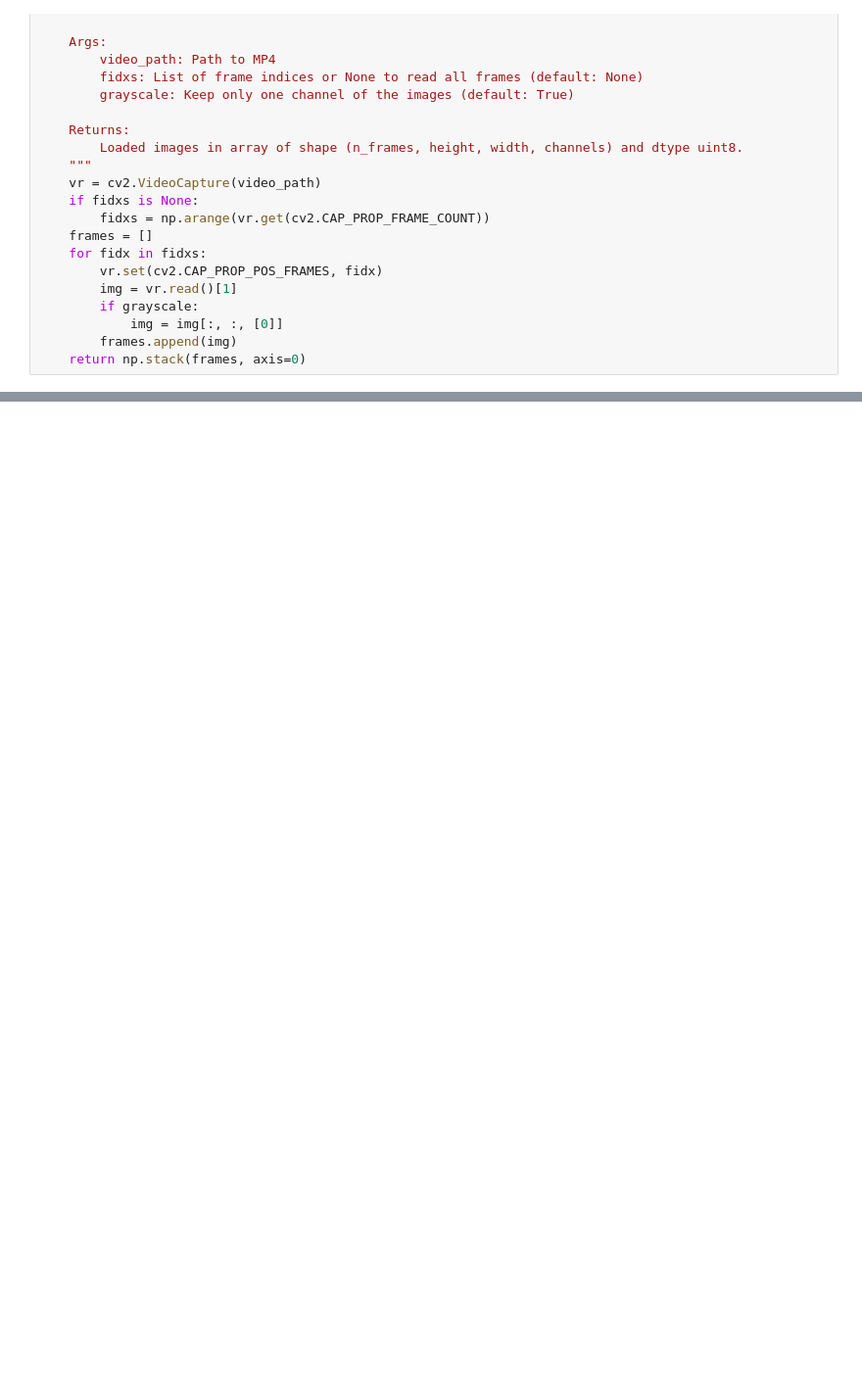
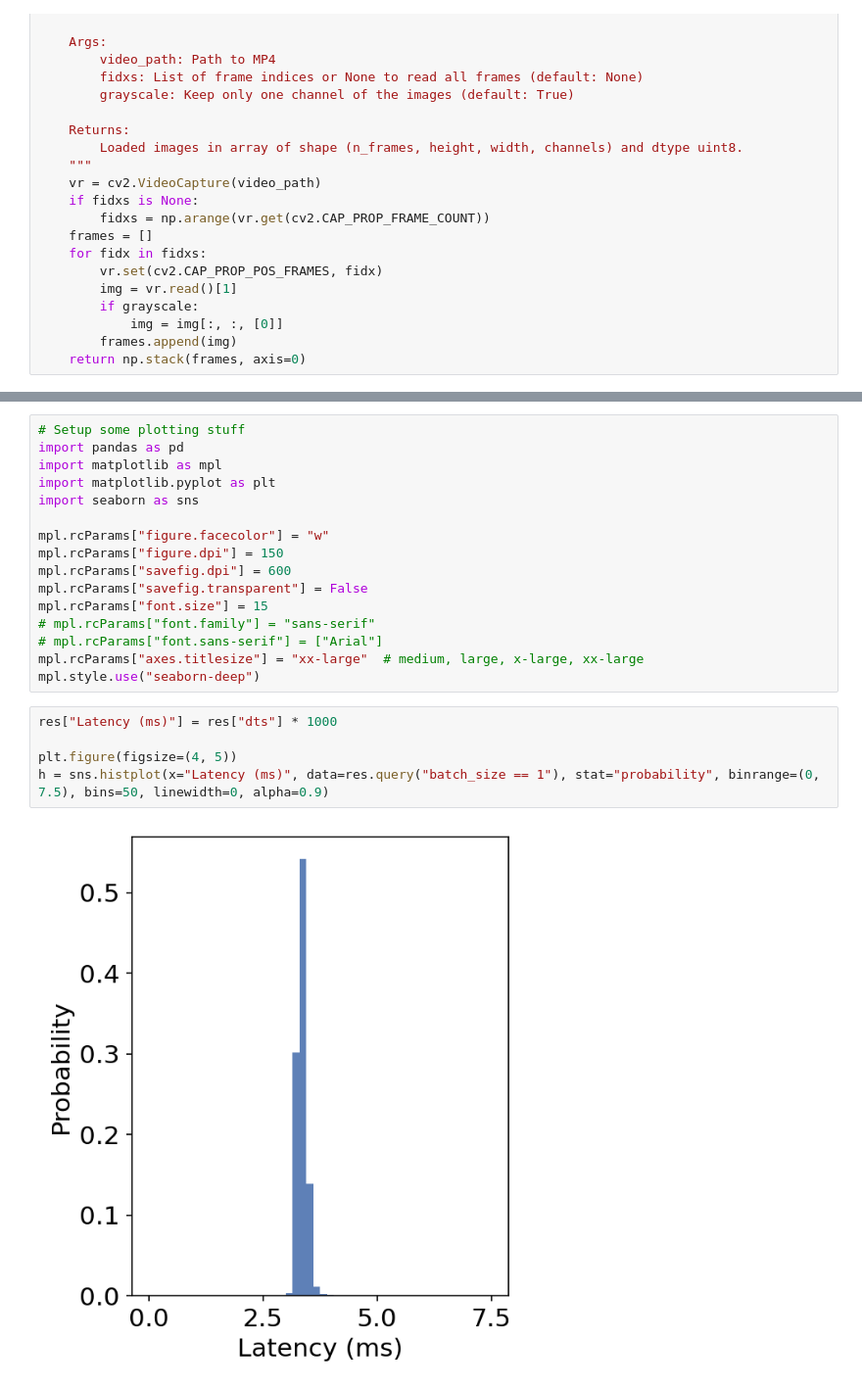
Before and after one commit to talmo/gpuhackathon-sleap, a Jupyter notebook: tensorrt/benchmark_latency.ipynb, the cells around one changed output, grey strips where cells are left out. Shown: that part at 98% size. Drawn from its saved outputs; the diff is of its cells as text; blank space fills up the shorter version.

```diff
--- a/tensorrt/benchmark_latency.ipynb
+++ b/tensorrt/benchmark_latency.ipynb
@@ -98,0 +102,23 @@ res.groupby("batch_size").mean()
+# %%
+# Setup some plotting stuff
+import pandas as pd
+import matplotlib as mpl
+import matplotlib.pyplot as plt
+import seaborn as sns
+
+mpl.rcParams["figure.facecolor"] = "w"
+mpl.rcParams["figure.dpi"] = 150
+mpl.rcParams["savefig.dpi"] = 600
+mpl.rcParams["savefig.transparent"] = False
+mpl.rcParams["font.size"] = 15
+# mpl.rcParams["font.family"] = "sans-serif"
+# mpl.rcParams["font.sans-serif"] = ["Arial"]
+mpl.rcParams["axes.titlesize"] = "xx-large"  # medium, large, x-large, xx-large
+mpl.style.use("seaborn-deep")
+# %%
+res["Latency (ms)"] = res["dts"] * 1000
+
+plt.figure(figsize=(4, 5))
+h = sns.histplot(x="Latency (ms)", data=res.query("batch_size == 1"), stat="probability", binrange=(0, 7.5), bins=50, linewidth=0, alpha=0.9)
+# %% [output]
+[figure, added]
```
Also changed, not shown: parts of 10 cells of this notebook, 2 other files.
